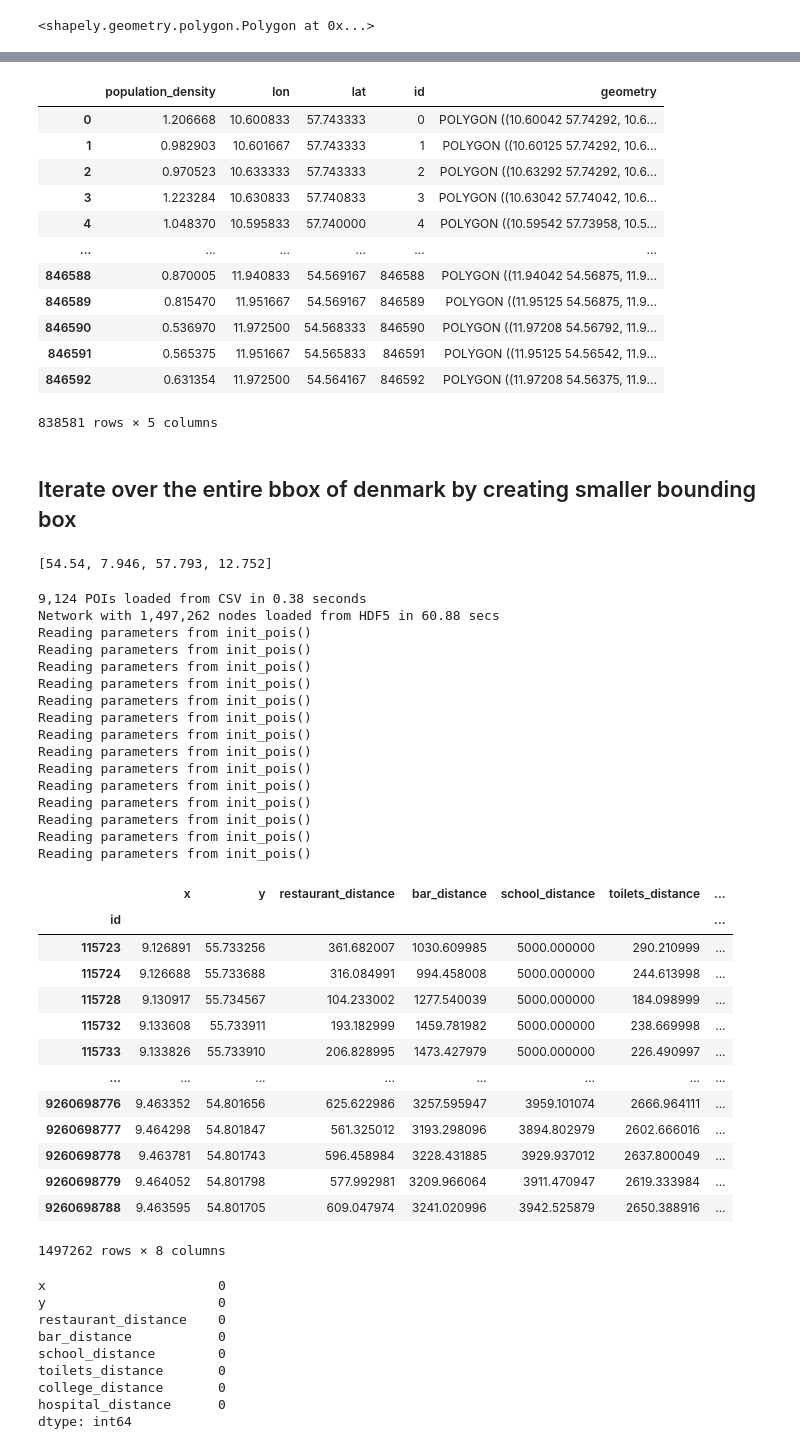
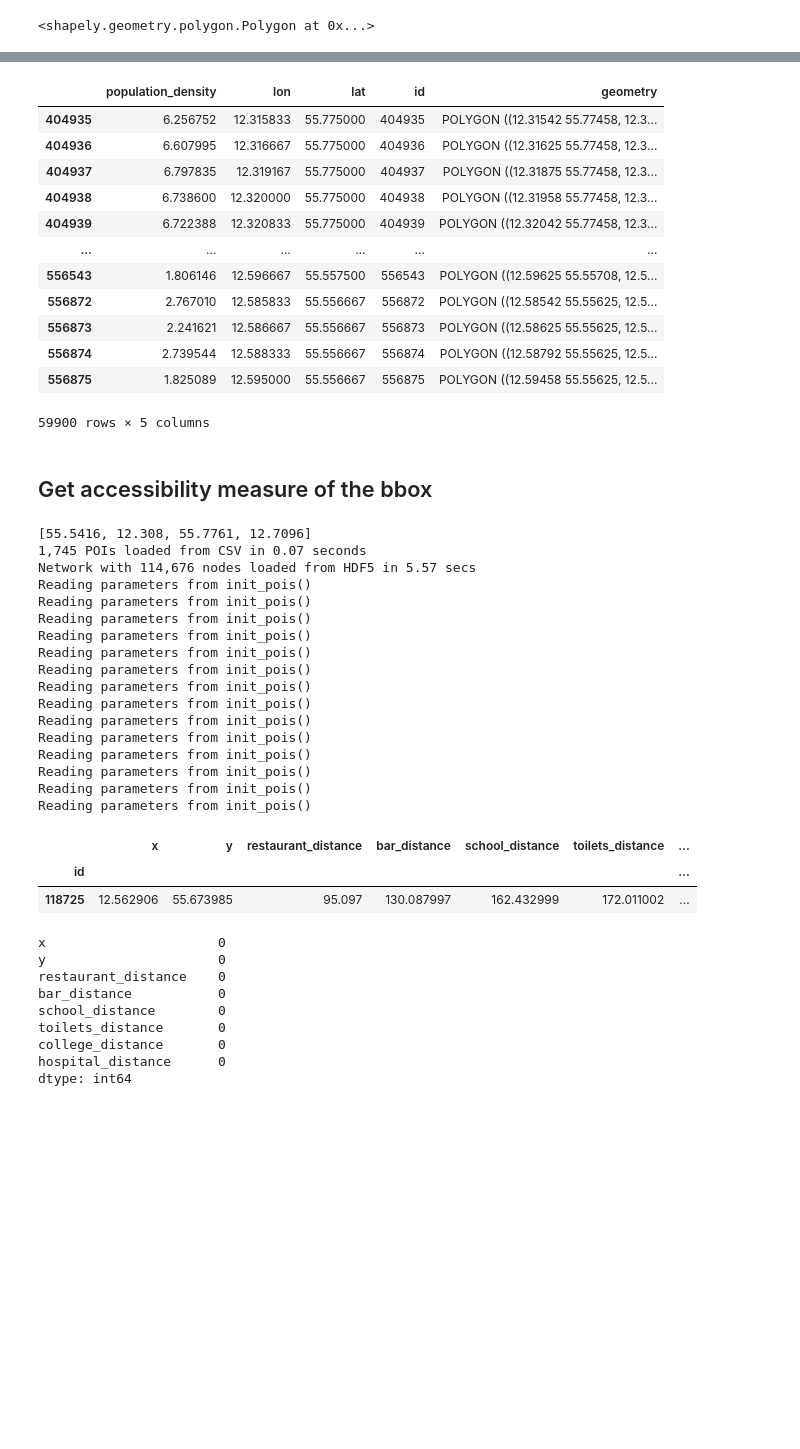
Before and after one commit to JacobKjaerulffFurberg/15MinutesCitiesVisualization, a Jupyter notebook: notebooks/GetAccessibilityDataAndJoinWithGrid.ipynb, the cells around one changed output, grey strips where cells are left out. Drawn from its saved outputs; the diff is of its cells as text; code cells hidden in the pictures; blank space fills up the shorter version.

```diff
--- a/notebooks/GetAccessibilityDataAndJoinWithGrid.ipynb
+++ b/notebooks/GetAccessibilityDataAndJoinWithGrid.ipynb
@@ -69,7 +69,7 @@ gdf
 # %%
 dk_bbox = settings["bbox"]
 
-dk_bbox = [7.946, 54.540, 12.752, 57.793]
+#dk_bbox = [7.946, 54.540, 12.752, 57.793]
 
 dk_bbox
 # %% [output]
@@ -108,20 +108,20 @@ temp_df
 temp_df
 # %% [output]
 |  | population_density | lon | lat | id | geometry |
-| 0 | 1.206668 | 10.600833 | 57.743333 | 0 | POLYGON ((10.60042 57.74292, 10.6... |
-| 1 | 0.982903 | 10.601667 | 57.743333 | 1 | POLYGON ((10.60125 57.74292, 10.6... |
-| 2 | 0.970523 | 10.633333 | 57.743333 | 2 | POLYGON ((10.63292 57.74292, 10.6... |
-| 3 | 1.223284 | 10.630833 | 57.740833 | 3 | POLYGON ((10.63042 57.74042, 10.6... |
-| 4 | 1.048370 | 10.595833 | 57.740000 | 4 | POLYGON ((10.59542 57.73958, 10.5... |
+| 404935 | 6.256752 | 12.315833 | 55.775000 | 404935 | POLYGON ((12.31542 55.77458, 12.3... |
+| 404936 | 6.607995 | 12.316667 | 55.775000 | 404936 | POLYGON ((12.31625 55.77458, 12.3... |
+| 404937 | 6.797835 | 12.319167 | 55.775000 | 404937 | POLYGON ((12.31875 55.77458, 12.3... |
+| 404938 | 6.738600 | 12.320000 | 55.775000 | 404938 | POLYGON ((12.31958 55.77458, 12.3... |
+| 404939 | 6.722388 | 12.320833 | 55.775000 | 404939 | POLYGON ((12.32042 55.77458, 12.3... |
 | ... | ... | ... | ... | ... | ... |
-| 846588 | 0.870005 | 11.940833 | 54.569167 | 846588 | POLYGON ((11.94042 54.56875, 11.9... |
-| 846589 | 0.815470 | 11.951667 | 54.569167 | 846589 | POLYGON ((11.95125 54.56875, 11.9... |
-| 846590 | 0.536970 | 11.972500 | 54.568333 | 846590 | POLYGON ((11.97208 54.56792, 11.9... |
-| 846591 | 0.565375 | 11.951667 | 54.565833 | 846591 | POLYGON ((11.95125 54.56542, 11.9... |
-| 846592 | 0.631354 | 11.972500 | 54.564167 | 846592 | POLYGON ((11.97208 54.56375, 11.9... |
+| 556543 | 1.806146 | 12.596667 | 55.557500 | 556543 | POLYGON ((12.59625 55.55708, 12.5... |
+| 556872 | 2.767010 | 12.585833 | 55.556667 | 556872 | POLYGON ((12.58542 55.55625, 12.5... |
+| 556873 | 2.241621 | 12.586667 | 55.556667 | 556873 | POLYGON ((12.58625 55.55625, 12.5... |
+| 556874 | 2.739544 | 12.588333 | 55.556667 | 556874 | POLYGON ((12.58792 55.55625, 12.5... |
+| 556875 | 1.825089 | 12.595000 | 55.556667 | 556875 | POLYGON ((12.59458 55.55625, 12.5... |
-838581 rows × 5 columns
+59900 rows × 5 columns
 # %% [markdown]
-## Iterate over the entire bbox of denmark by creating smaller bounding box
+## Get accessibility measure of the bbox
 # %%
 curr_bbox = dk_bbox_polygon
 # %%
@@ -129,40 +129,29 @@ from PandanaHandler import getAccessibilityMeasures
 
 acc_df = getAccessibilityMeasures(bbox = [dk_bbox[1], dk_bbox[0], dk_bbox[3], dk_bbox[2]])
 # %% [output]
-[54.54, 7.946, 57.793, 12.752]
+[55.5416, 12.308, 55.7761, 12.7096]
+1,745 POIs loaded from CSV in 0.07 seconds
+Network with 114,676 nodes loaded from HDF5 in 5.57 secs
+Reading parameters from init_pois()
+Reading parameters from init_pois()
+Reading parameters from init_pois()
+Reading parameters from init_pois()
+Reading parameters from init_pois()
+Reading parameters from init_pois()
+Reading parameters from init_pois()
+Reading parameters from init_pois()
+Reading parameters from init_pois()
+Reading parameters from init_pois()
+Reading parameters from init_pois()
+Reading parameters from init_pois()
+Reading parameters from init_pois()
+Reading parameters from init_pois()
-9,124 POIs loaded from CSV in 0.38 seconds
-Network with 1,497,262 nodes loaded from HDF5 in 60.88 secs
-Reading parameters from init_pois()
-Reading parameters from init_pois()
-Reading parameters from init_pois()
-Reading parameters from init_pois()
-Reading parameters from init_pois()
-Reading parameters from init_pois()
-Reading parameters from init_pois()
-Reading parameters from init_pois()
-Reading parameters from init_pois()
-Reading parameters from init_pois()
-Reading parameters from init_pois()
-Reading parameters from init_pois()
-Reading parameters from init_pois()
-Reading parameters from init_pois()
 # %%
-acc_df
+acc_df.head(1)
 # %% [output]
 |  | x | y | restaurant_distance | bar_distance | school_distance | toilets_distance | ... |
 | id |  |  |  |  |  |  | ... |
-| 115723 | 9.126891 | 55.733256 | 361.682007 | 1030.609985 | 5000.000000 | 290.210999 | ... |
-| 115724 | 9.126688 | 55.733688 | 316.084991 | 994.458008 | 5000.000000 | 244.613998 | ... |
-| 115728 | 9.130917 | 55.734567 | 104.233002 | 1277.540039 | 5000.000000 | 184.098999 | ... |
-| 115732 | 9.133608 | 55.733911 | 193.182999 | 1459.781982 | 5000.000000 | 238.669998 | ... |
-| 115733 | 9.133826 | 55.733910 | 206.828995 | 1473.427979 | 5000.000000 | 226.490997 | ... |
-| ... | ... | ... | ... | ... | ... | ... | ... |
-| 9260698776 | 9.463352 | 54.801656 | 625.622986 | 3257.595947 | 3959.101074 | 2666.964111 | ... |
-| 9260698777 | 9.464298 | 54.801847 | 561.325012 | 3193.298096 | 3894.802979 | 2602.666016 | ... |
-| 9260698778 | 9.463781 | 54.801743 | 596.458984 | 3228.431885 | 3929.937012 | 2637.800049 | ... |
-| 9260698779 | 9.464052 | 54.801798 | 577.992981 | 3209.966064 | 3911.470947 | 2619.333984 | ... |
-| 9260698788 | 9.463595 | 54.801705 | 609.047974 | 3241.020996 | 3942.525879 | 2650.388916 | ... |
+| 118725 | 12.562906 | 55.673985 | 95.097 | 130.087997 | 162.432999 | 172.011002 | ... |
-1497262 rows × 8 columns
 # %%
 acc_df.isnull().sum()
 # %% [output]
```
Also changed, not shown: parts of 2 cells of this notebook, 2 other files.
